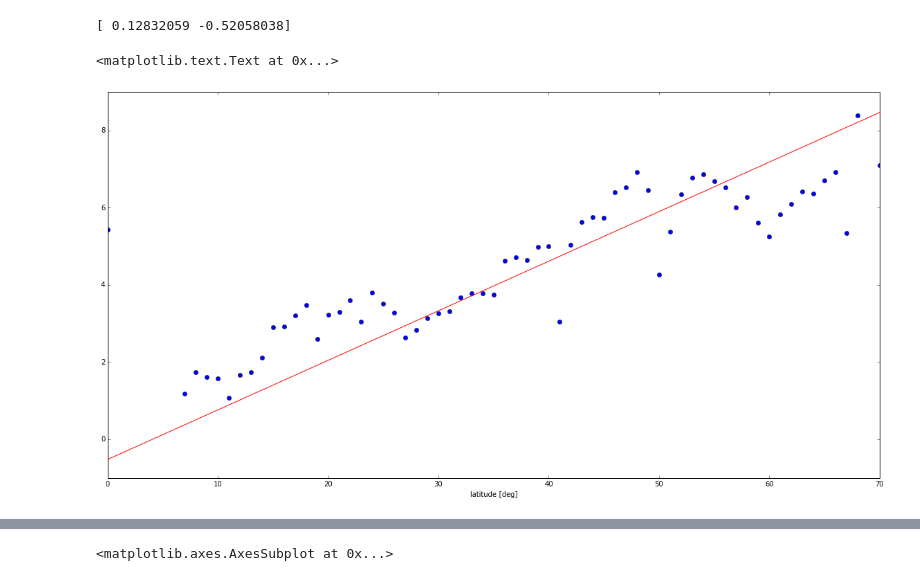
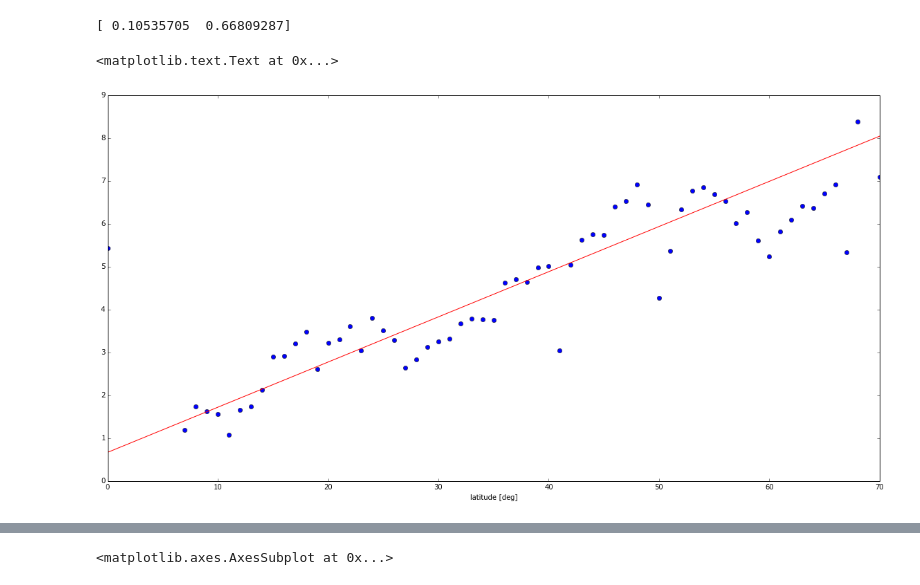
Before and after one commit to ODZ-UJF-AV-CR/liulin, a Jupyter notebook: FDoldstyle_alldata.ipynb, the cells around one changed output, grey strips where cells are left out. Cells and saved outputs as stored; diff of their text form; code cells hidden in the pictures.

```diff
--- a/FDoldstyle_alldata.ipynb
+++ b/FDoldstyle_alldata.ipynb
@@ -18,36 +18,36 @@ df['time'] = pd.to_datetime(df['date'] + ' ' + df['time'])
 # %%
 # find latitude relation
 
 plt.figure(figsize=(20, 10))
 
 lat_rad = np.zeros(90)
 lat_num = np.zeros(90)
 
 
 # sum radiation for one degree
 for i in range(len(df)):
     if (df['H'][i]) > 0:
         lat_rad[int(round(df['lat'][i]))] += df['H'][i]
         lat_num[int(round(df['lat'][i]))] += 1
 
 # average calculation
 for i in range(90):
     lat_rad[i] /= lat_num[i]
 
 plt.plot(lat_rad,'o')
 
-pf_coef = np.polyfit(range(28,43),lat_rad[range(28,43)],1)
+pf_coef = np.polyfit(range(10,58),lat_rad[range(10,58)],1)
 
 print pf_coef
 
 p = (np.poly1d(pf_coef))
 
 plt.plot(sy.linspace(0,70), p(sy.linspace(0,70)), 'r-')
 plt.xlabel('latitude [deg]')
 # %% [output]
-[ 0.12832059 -0.52058038]
+[ 0.10535705  0.66809287]
 <matplotlib.text.Text at 0x...>
-[figure, old version]
+[figure, new version]
 # %%
 # find altitude relation
 
```
Also changed, not shown: parts of 4 cells of this notebook, 2 other files.
